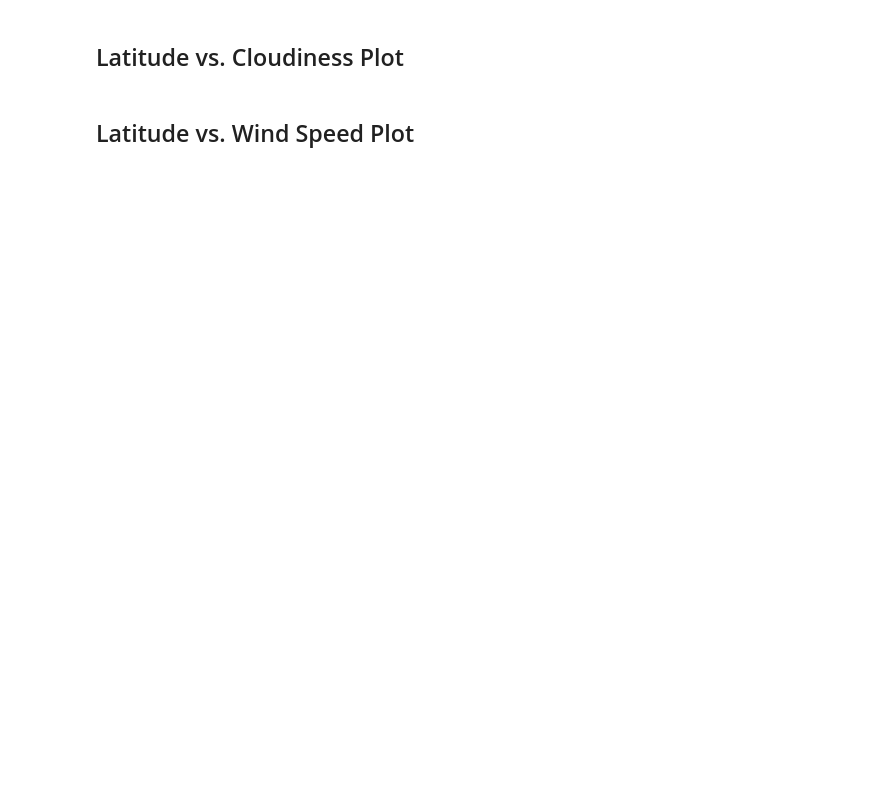
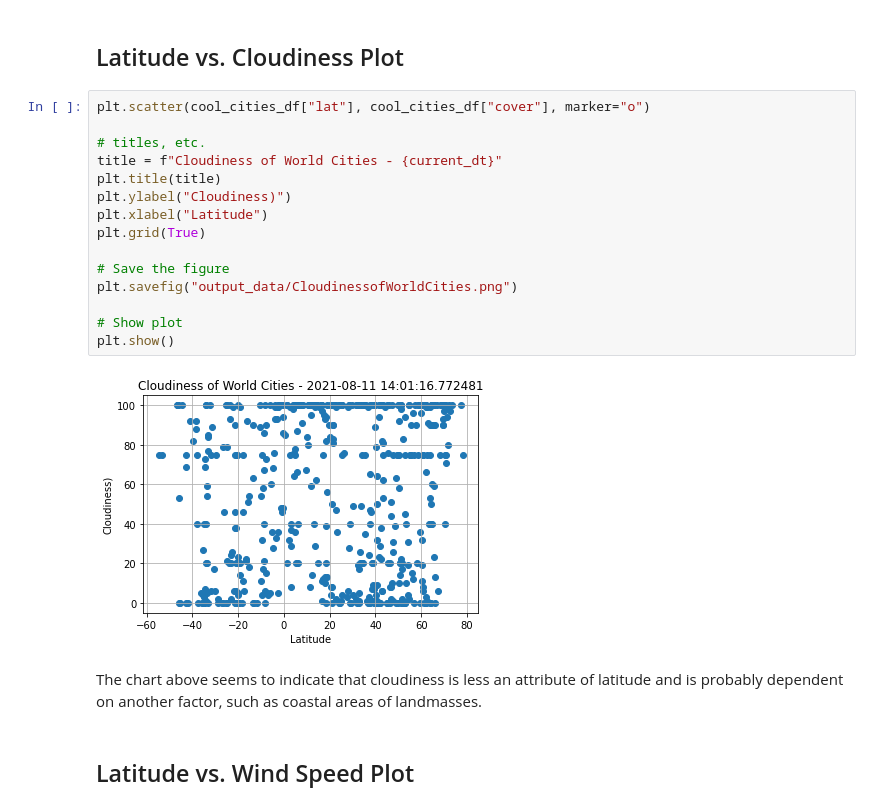
Before and after one commit to gregbehnke24x7/python-api-challenge, a Jupyter notebook: WeatherPy/weatherPy.ipynb, the cells around one changed output. Saved outputs shown, nothing was run; the diff lists cells and outputs as text; blank space fills up the shorter version.

```diff
--- a/WeatherPy/weatherPy.ipynb
+++ b/WeatherPy/weatherPy.ipynb
@@ -79,4 +244,23 @@ Skip this step if there are no cities that have humidity > 100%.
 # %% [markdown]
 ## Latitude vs. Cloudiness Plot
+# %%
+plt.scatter(cool_cities_df["lat"], cool_cities_df["cover"], marker="o")
+
+# titles, etc.
+title = f"Cloudiness of World Cities - {current_dt}"
+plt.title(title)
+plt.ylabel("Cloudiness)")
+plt.xlabel("Latitude")
+plt.grid(True)
+
+# Save the figure
+plt.savefig("output_data/CloudinessofWorldCities.png")
+
+# Show plot
+plt.show()
+# %% [output]
+[figure, added]
+# %% [markdown]
+The chart above seems to indicate that cloudiness is less an attribute of latitude and is probably dependent on another factor, such as coastal areas of landmasses.
 # %% [markdown]
 ## Latitude vs. Wind Speed Plot
```
Also changed, not shown: parts of 32 cells of this notebook, 8 other files.
